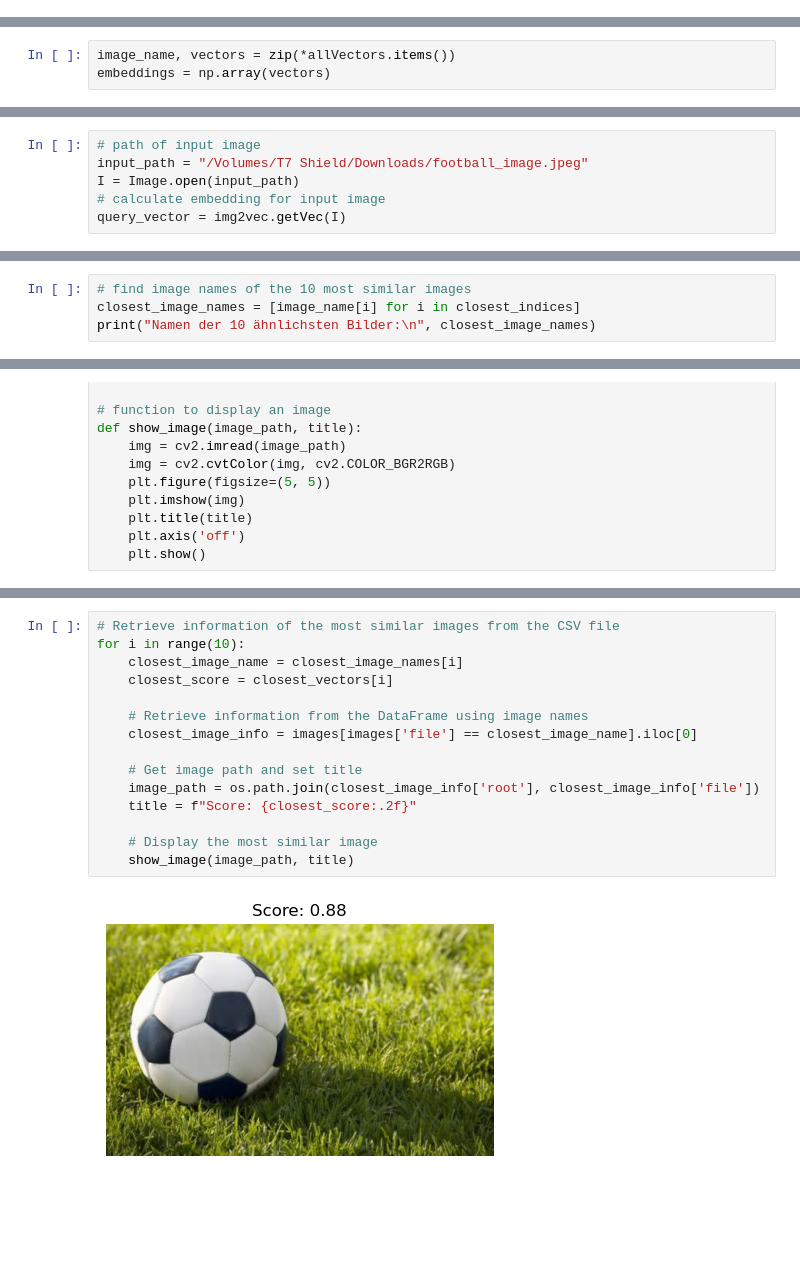
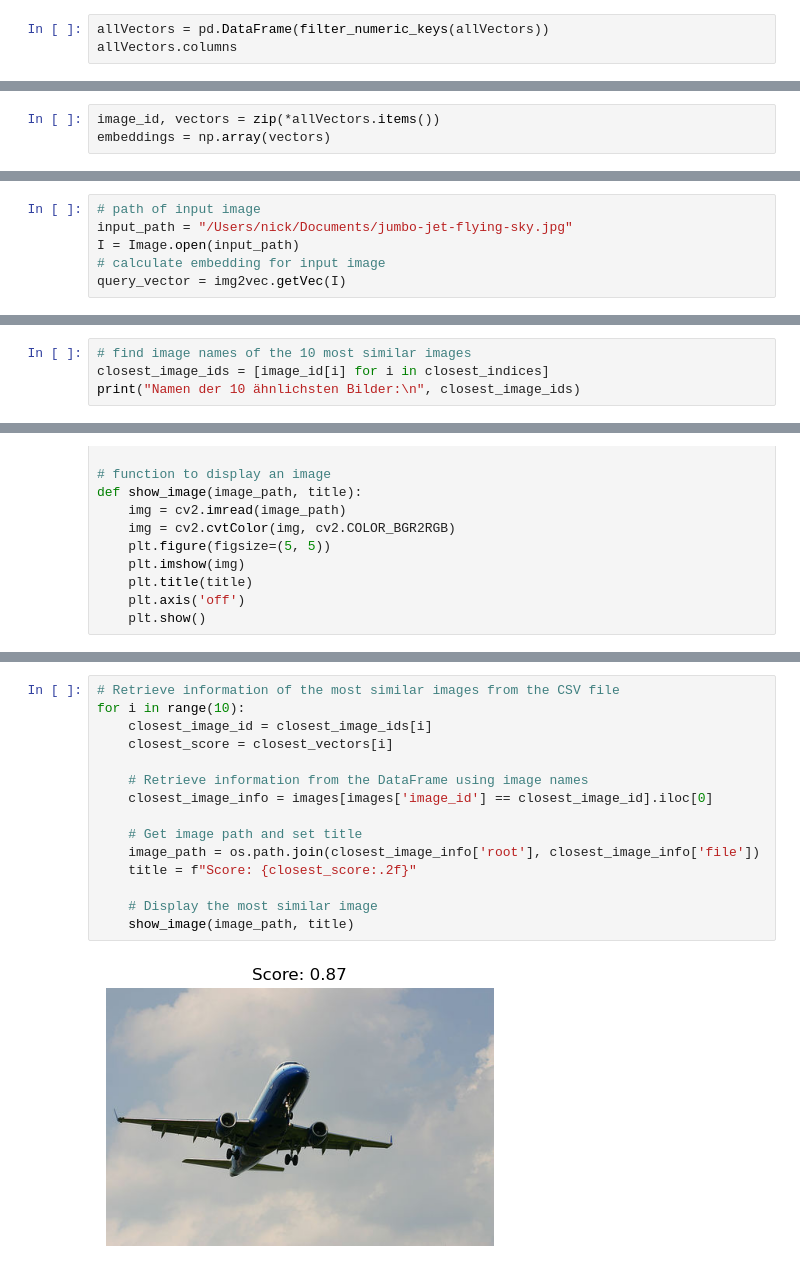
Before and after one commit to nickno7/image_recommender, a Jupyter notebook: resources/autoencoder.ipynb, the cells around one changed output, grey strips where cells are left out. Saved outputs shown, nothing was run; the diff lists cells and outputs as text; blank space fills up the shorter version.

Commit message:
changed to image id

```diff
--- a/resources/autoencoder.ipynb
+++ b/resources/autoencoder.ipynb
@@ -9,0 +16,3 @@ allVectors = pd.read_pickle("image_vectors.pkl")
+# %%
+allVectors = pd.DataFrame(filter_numeric_keys(allVectors))
+allVectors.columns
@@ -10,5 +26,5 @@ allVectors = pd.read_pickle("image_vectors.pkl")
 # %%
-image_name, vectors = zip(*allVectors.items())
+image_id, vectors = zip(*allVectors.items())
 embeddings = np.array(vectors)
 # %%
 from sklearn.metrics.pairwise import cosine_similarity
@@ -16,7 +32,7 @@ from autoencoder_resnet18 import img2vec
 from PIL import Image
 # %%
 # path of input image
-input_path = "/Volumes/T7 Shield/Downloads/football_image.jpeg"
+input_path = "/Users/nick/Documents/jumbo-jet-flying-sky.jpg"
 I = Image.open(input_path)
 # calculate embedding for input image
 query_vector = img2vec.getVec(I)
@@ -39,5 +55,5 @@ Similarity/Distance of the 10 closest vectors:
 # %%
 # find image names of the 10 most similar images
-closest_image_names = [image_name[i] for i in closest_indices]
-print("Namen der 10 ähnlichsten Bilder:\n", closest_image_names)
+closest_image_ids = [image_id[i] for i in closest_indices]
+print("Namen der 10 ähnlichsten Bilder:\n", closest_image_ids)
 # %% [output]
@@ -65,17 +81,17 @@ show_image(input_path, "Input Image")
 # %%
 # Retrieve information of the most similar images from the CSV file
 for i in range(10):
-    closest_image_name = closest_image_names[i]
+    closest_image_id = closest_image_ids[i]
     closest_score = closest_vectors[i]
 
     # Retrieve information from the DataFrame using image names
-    closest_image_info = images[images['file'] == closest_image_name].iloc[0]
+    closest_image_info = images[images['image_id'] == closest_image_id].iloc[0]
 
     # Get image path and set title
     image_path = os.path.join(closest_image_info['root'], closest_image_info['file'])
     title = f"Score: {closest_score:.2f}"
 
     # Display the most similar image
     show_image(image_path, title)
 # %% [output]
-[figure, old version]
+[figure, new version]
```
Also changed, not shown: parts of 6 cells of this notebook.
